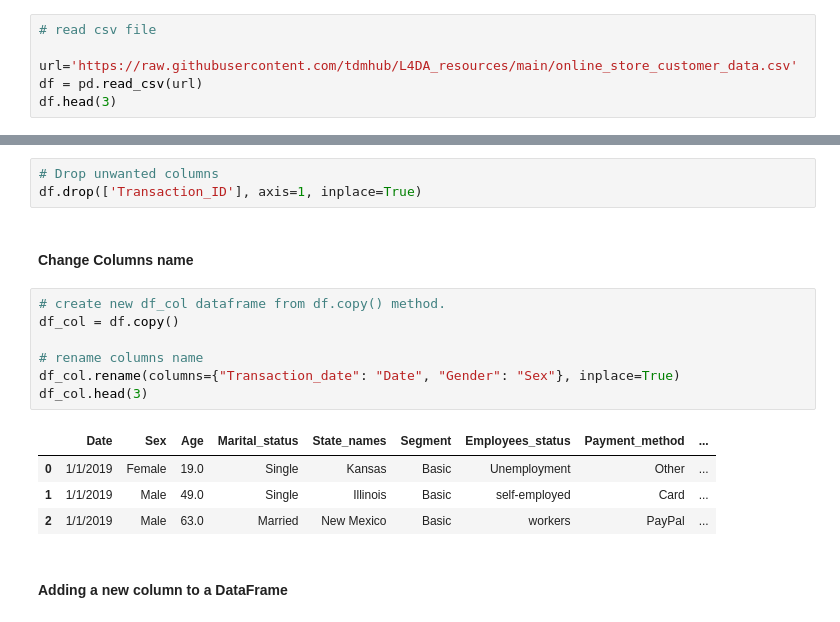
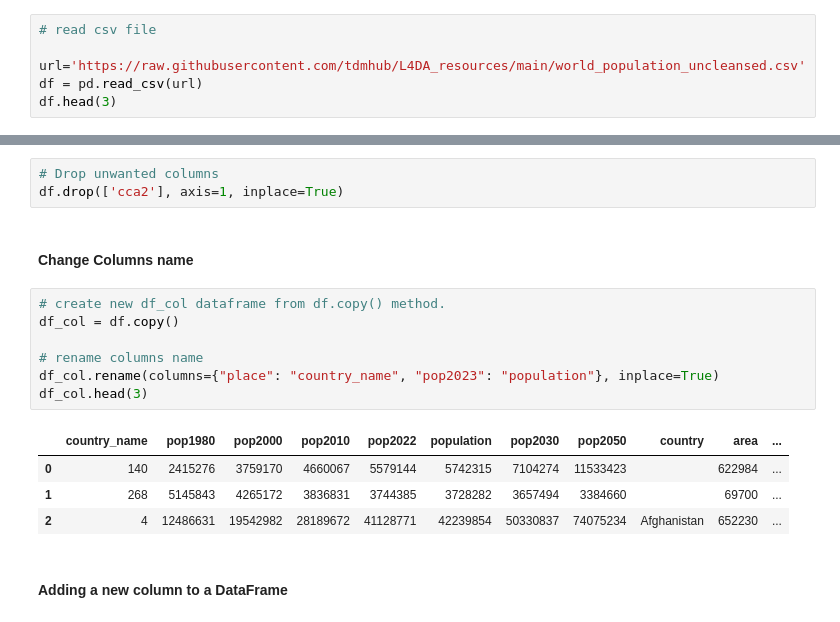
Before and after one commit to sxs001/L4DA_resources, a Jupyter notebook: pandas_tutorial.ipynb, the cells around one changed output, grey strips where cells are left out. Cells and saved outputs as stored; diff of their text form.

```diff
--- a/pandas_tutorial.ipynb
+++ b/pandas_tutorial.ipynb
@@ -23,7 +21,7 @@ pd.set_option('display.max_columns', 20)
 # %%
 # read csv file
 
-url='https://raw.githubusercontent.com/tdmhub/L4DA_resources/main/online_store_customer_data.csv'
+url='https://raw.githubusercontent.com/tdmhub/L4DA_resources/main/world_population_uncleansed.csv'
 df = pd.read_csv(url)
 df.head(3)
 # %% [output]
@@ -193,21 +218,21 @@ After the explore our datasets may need to clean them for better analysis. Data
 #### Delete Columns name
 # %%
 # Drop unwanted columns
-df.drop(['Transaction_ID'], axis=1, inplace=True)
+df.drop(['cca2'], axis=1, inplace=True)
 # %% [markdown]
 #### Change Columns name
 # %%
 # create new df_col dataframe from df.copy() method.
 df_col = df.copy()
 
 # rename columns name
-df_col.rename(columns={"Transaction_date": "Date", "Gender": "Sex"}, inplace=True)
+df_col.rename(columns={"place": "country_name", "pop2023": "population"}, inplace=True)
 df_col.head(3)
 # %% [output]
-|  | Date | Sex | Age | Marital_status | State_names | Segment | Employees_status | Payment_method | ... |
-| 0 | 1/1/2019 | Female | 19.0 | Single | Kansas | Basic | Unemployment | Other | ... |
-| 1 | 1/1/2019 | Male | 49.0 | Single | Illinois | Basic | self-employed | Card | ... |
-| 2 | 1/1/2019 | Male | 63.0 | Married | New Mexico | Basic | workers | PayPal | ... |
+|  | country_name | pop1980 | pop2000 | pop2010 | pop2022 | population | pop2030 | pop2050 | country | area | ... |
+| 0 | 140 | 2415276 | 3759170 | 4660067 | 5579144 | 5742315 | 7104274 | 11533423 |  | 622984 | ... |
+| 1 | 268 | 5145843 | 4265172 | 3836831 | 3744385 | 3728282 | 3657494 | 3384660 |  | 69700 | ... |
+| 2 | 4 | 12486631 | 19542982 | 28189672 | 41128771 | 42239854 | 50330837 | 74075234 | Afghanistan | 652230 | ... |
 # %% [markdown]
 #### Adding a new column to a DataFrame
 # %%
```
Also changed, not shown: parts of 142 cells of this notebook.
